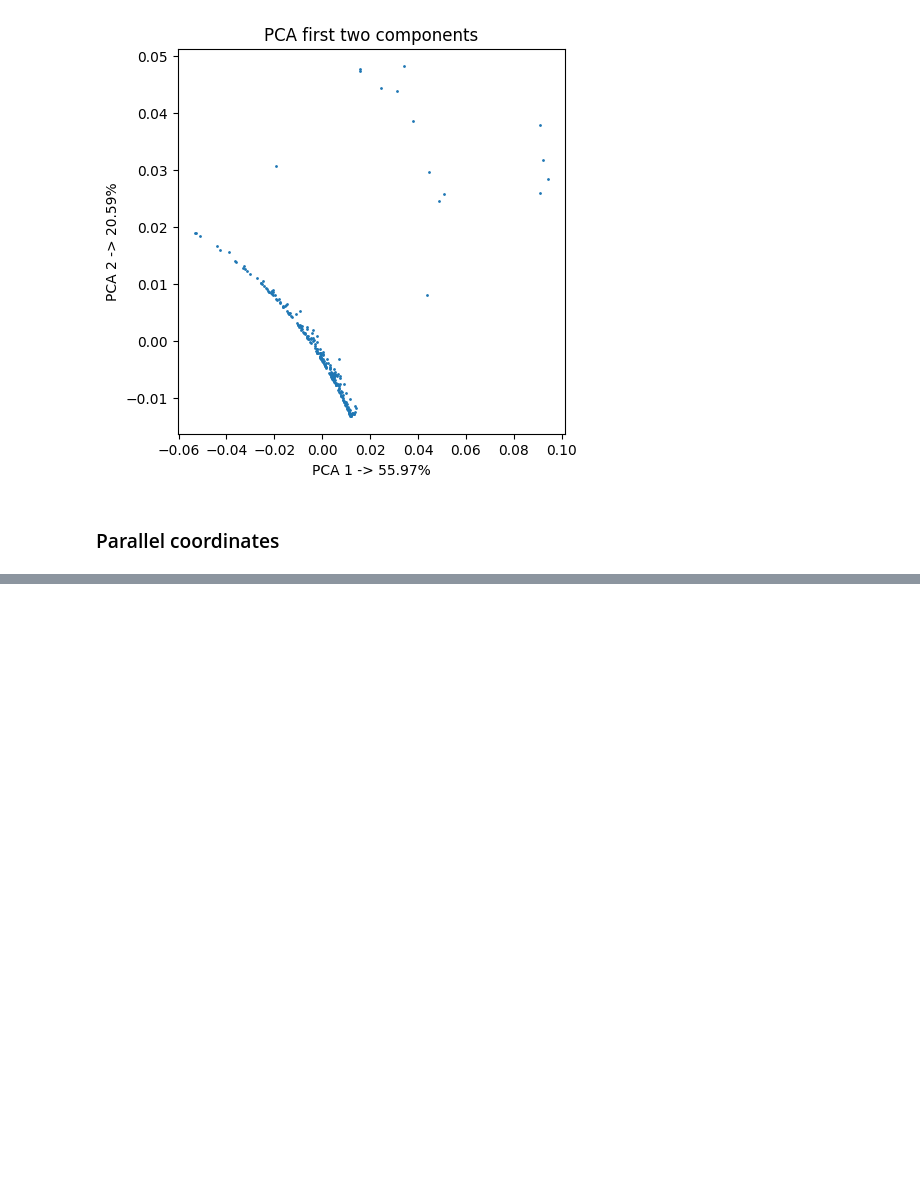
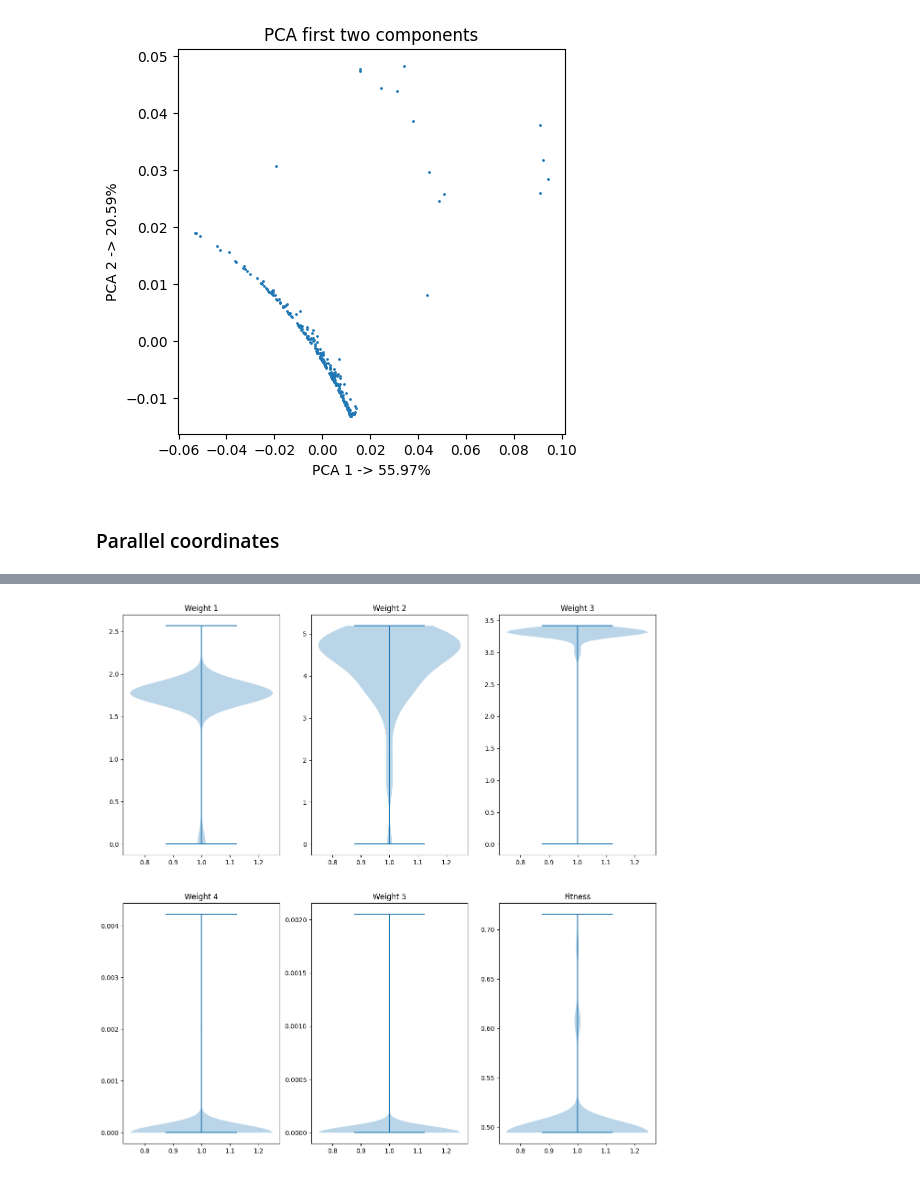
Before and after one commit to LuisR-jpg/Artificial-Intelligence---UP, a Jupyter notebook: Courses and Miscellaneous/Research/Analysis.ipynb, the cells around one changed output, grey strips where cells are left out. Saved outputs shown, nothing was run; the diff lists cells and outputs as text; code cells hidden in the pictures; blank space fills up the shorter version.

```diff
--- a/Courses and Miscellaneous/Research/Analysis.ipynb
+++ b/Courses and Miscellaneous/Research/Analysis.ipynb
@@ -32,11 +32,12 @@ def objective(s, ShF, ShM):
 ## Mathematical analysis with sympy
 # %% [markdown]
 ## Sample generation
+# %%
+nSamples, nVariables, nWeights = 250, 15, 5
+samples = np.zeros((nSamples, nVariables))
+bounds = np.zeros((nVariables, 2))
+fitness = np.zeros((nSamples))
 # %%
-nSamples, nVariables = 250, 15
-samples = np.zeros((nSamples, nVariables))
-bounds = np.zeros((nVariables, 2))
-fitness = np.zeros((nSamples))
 """
 for i in range(nVariables):
     if (i + 1) % 3 == 0: samples[:, i] = np.random.uniform(0.005, 0.04, (nSamples))
@@ -138,20 +146,0 @@ $x, y$ are the relative coordinates of the weight centers. $(m)$
-# %%
-density = 7800
-fig = plt.figure(figsize =(15, 15))
-for i in range(5):
-    print(i*3, i*3 + 1, i*3 + 2)
-    plt.subplot(2, 3, i + 1)
-    plt.title("Weight " + str(i + 1))
-    masses = (samples[i*3]**2 + samples[i*3 + 1]**2) * samples[i*3 + 2] * np.pi * density
-    print(np.round(np.unique(masses), 1))
-    print("T", np.round(np.unique(samples[i*3 + 2]), 1))
-    plt.boxplot(masses)
-"""
-plt.subplot(2, 3, 1)
-plt.boxplot((samples[0]**2 + samples[1]**2) * samples[2] * np.pi * density)
-plt.subplot(2, 3, 2)
-plt.subplot(2, 3, 3)
-plt.subplot(2, 3, 4)
-plt.subplot(2, 3, 5)
-"""
-plt.show()
@@ -181,0 +153,12 @@ Try scatter to see how good the result with respect to masses
+# %%
+fig = plt.figure(figsize =(15, 15))
+for i in range(nWeights):
+    plt.subplot(2, 3, i + 1)
+    plt.title("Weight " + str(i + 1))
+    plt.violinplot(masses[:, i])
+plt.subplot(2, 3, 6)
+plt.title("Fitness")
+plt.violinplot(fitness)
+plt.show()
+# %% [output]
+[figure, added]
```
Also changed, not shown: parts of 13 cells of this notebook.
